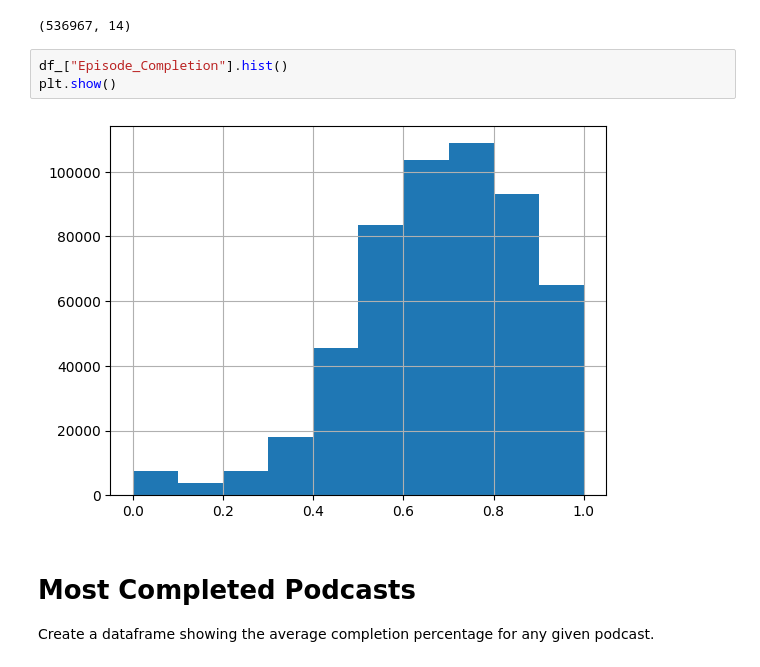
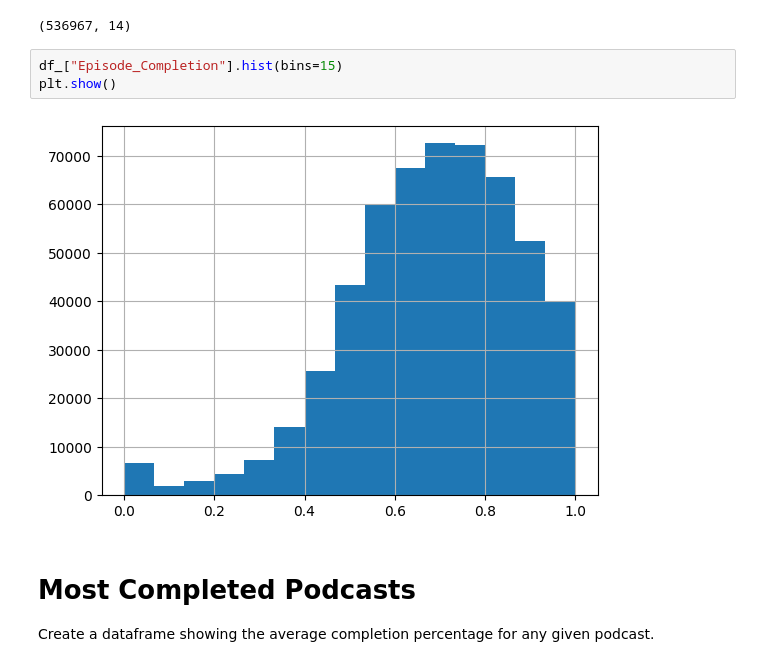
Before and after one commit to jmartenstein/k5.04-podcasts, a Jupyter notebook: src/nb01_explore_percentages.ipynb, the cells around one changed output. Cells and saved outputs as stored; diff of their text form.

```diff
--- a/src/nb01_explore_percentages.ipynb
+++ b/src/nb01_explore_percentages.ipynb
@@ -107,10 +107,10 @@ df_.shape
 # %% [output]
 (536967, 14)
 # %%
-df_["Episode_Completion"].hist()
+df_["Episode_Completion"].hist(bins=15)
 plt.show()
 # %% [output]
-[figure, old version]
+[figure, new version]
 # %% [markdown]
 # Most Completed Podcasts
 
```
Also changed, not shown: parts of 3 cells of this notebook.
